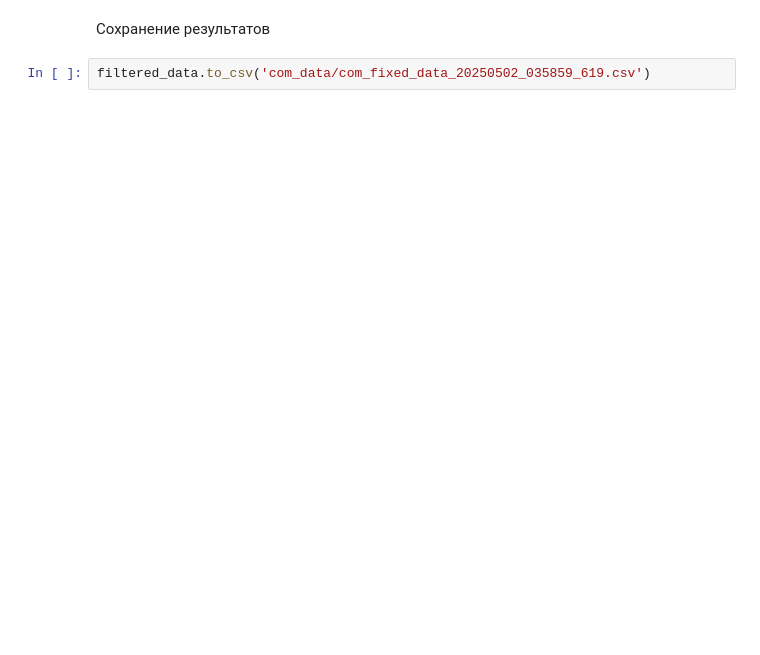
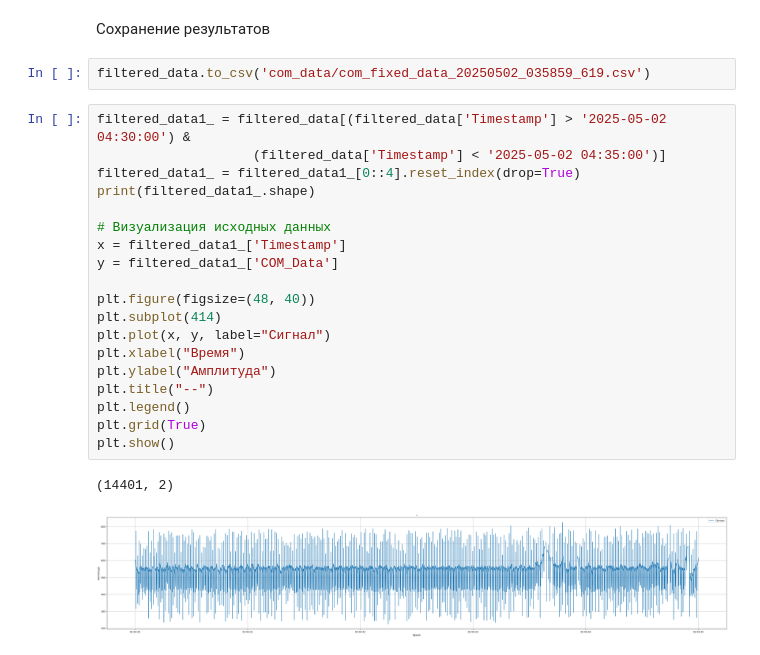
Before and after one commit to Fish-365/nightmare-pulse, a Jupyter notebook: analysis_BPM.ipynb, the cells around one changed output. Cells and saved outputs as stored; diff of their text form; blank space fills up the shorter version.

```diff
--- a/analysis_BPM.ipynb
+++ b/analysis_BPM.ipynb
@@ -116,3 +118,25 @@ plt.show()
 Сохранение результатов
 # %%
 filtered_data.to_csv('com_data/com_fixed_data_20250502_035859_619.csv')
+# %%
+filtered_data1_ = filtered_data[(filtered_data['Timestamp'] > '2025-05-02 04:30:00') &
+                    (filtered_data['Timestamp'] < '2025-05-02 04:35:00')]
+filtered_data1_ = filtered_data1_[0::4].reset_index(drop=True)
+print(filtered_data1_.shape)
+
+# Визуализация исходных данных
+x = filtered_data1_['Timestamp']
+y = filtered_data1_['COM_Data']
+
+plt.figure(figsize=(48, 40))
+plt.subplot(414)
+plt.plot(x, y, label="Сигнал")
+plt.xlabel("Время")
+plt.ylabel("Амплитуда")
+plt.title("--")
+plt.legend()
+plt.grid(True)
+plt.show()
+# %% [output]
+(14401, 2)
+[figure, added]
```
Also changed, not shown: parts of 8 cells of this notebook, 1 other file.
